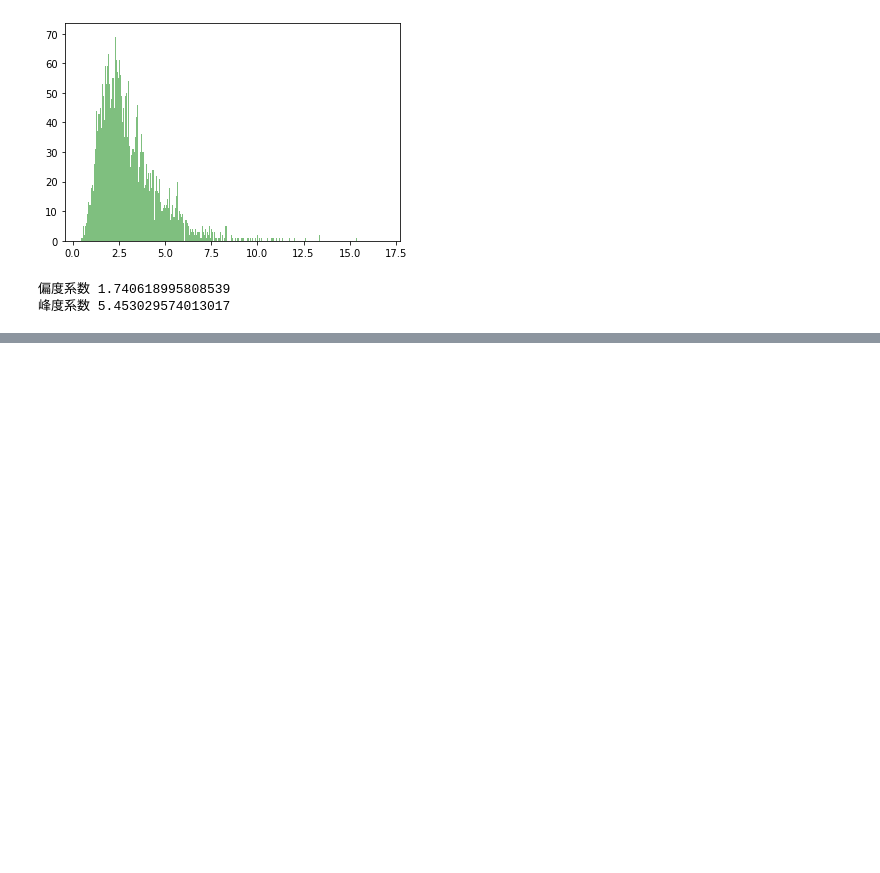
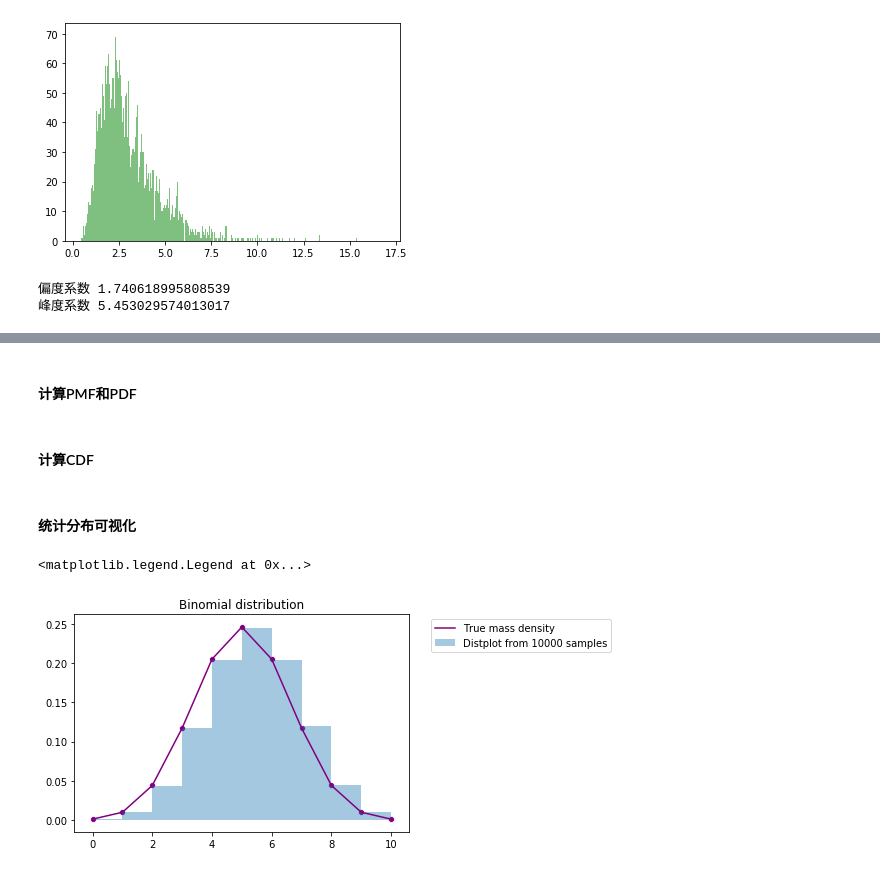
Before and after one commit to ZLFlyApple/DW-Teamlearning-note, a Jupyter notebook: 概率统计学习.ipynb, the cells around one changed output, grey strips where cells are left out. Saved outputs shown, nothing was run; the diff lists cells and outputs as text; code cells hidden in the pictures; blank space fills up the shorter version.

```diff
--- a/概率统计学习.ipynb
+++ b/概率统计学习.ipynb
@@ -231,0 +277,2 @@ print('峰度系数',s.kurt())
+# %% [markdown]
+#### 计算PMF和PDF
@@ -231,0 +301,2 @@ print('峰度系数',s.kurt())
+# %% [markdown]
+#### 计算CDF
@@ -231,0 +307,28 @@ print('峰度系数',s.kurt())
+# %% [markdown]
+#### 统计分布可视化
+# %%
+#二项分布
+#比较n=10，p=0.5的二项分布的真实概率质量和10000次随机抽样的结果
+from scipy import stats
+import matplotlib.pyplot as plt
+import seaborn as sns
+
+#准备数据
+x = range(11)  # 二项分布成功的次数（X轴）
+t = stats.binom.rvs(10,0.5,size=10000) # B(10,0.5)随机抽样10000次
+p = stats.binom.pmf(x, 10, 0.5) # B(10,0.5)真实概率质量
+
+#画图
+fig, ax = plt.subplots(1, 1)
+
+# 分割为bins段，density转为比例，kde拟合连续概率密度曲线
+sns.distplot(t,bins=10,hist_kws={'density':True}, kde=False,label = 'Distplot from 10000 samples')
+
+sns.scatterplot(x,p,color='purple')#真实概率质量，描点，连线
+sns.lineplot(x,p,color='purple',label='True mass density')
+
+plt.title('Binomial distribution')
+plt.legend(bbox_to_anchor=(1.05, 1))
+# %% [output]
+<matplotlib.legend.Legend at 0x...>
+[figure, added]
```
Also changed, not shown: parts of 20 cells of this notebook.
